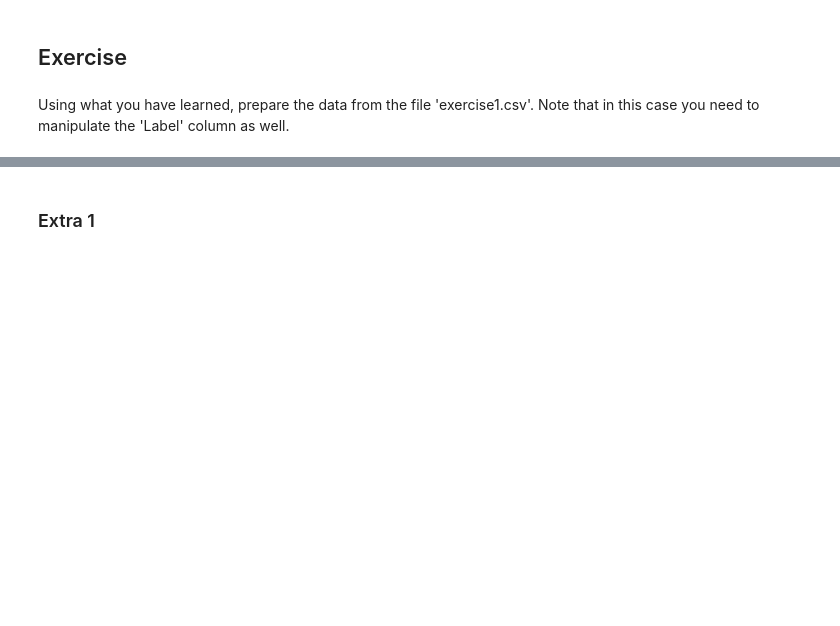
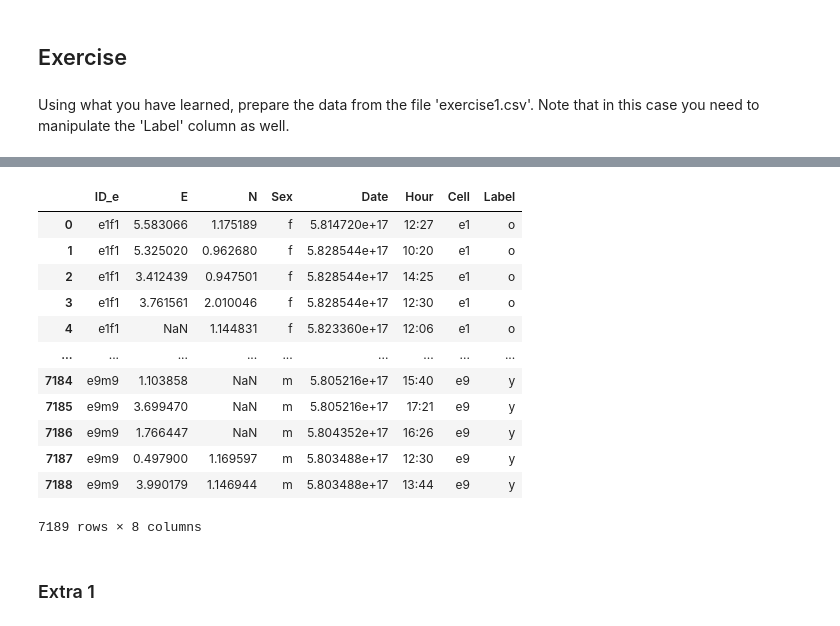
Before and after one commit to ab17254/ce802, a Jupyter notebook: Pandas and preprocessing in scikit-learn.ipynb, the cells around one changed output, grey strips where cells are left out. Cells and saved outputs as stored; diff of their text form; code cells hidden in the pictures; blank space fills up the shorter version.

```diff
--- a/Pandas and preprocessing in scikit-learn.ipynb
+++ b/Pandas and preprocessing in scikit-learn.ipynb
@@ -188,3 +332,22 @@ Using what you have learned, prepare the data from the file 'exercise1.csv'. Not
+# %%
+time = pd.Timestamp('2000-01-01')
+#ex_data.apply(lambda r : pd.datetime.combine(r['Date'],r['Hour']),1) COMBINE DATE TIME
+ex_data['Date'] = (ex_data['Date'] - time).values.astype(float)
+ex_data
+# %% [output]
+|  | ID_e | E | N | Sex | Date | Hour | Cell | Label |
+| 0 | e1f1 | 5.583066 | 1.175189 | f | 5.814720e+17 | 12:27 | e1 | o |
+| 1 | e1f1 | 5.325020 | 0.962680 | f | 5.828544e+17 | 10:20 | e1 | o |
+| 2 | e1f1 | 3.412439 | 0.947501 | f | 5.828544e+17 | 14:25 | e1 | o |
+| 3 | e1f1 | 3.761561 | 2.010046 | f | 5.828544e+17 | 12:30 | e1 | o |
+| 4 | e1f1 | NaN | 1.144831 | f | 5.823360e+17 | 12:06 | e1 | o |
+| ... | ... | ... | ... | ... | ... | ... | ... | ... |
+| 7184 | e9m9 | 1.103858 | NaN | m | 5.805216e+17 | 15:40 | e9 | y |
+| 7185 | e9m9 | 3.699470 | NaN | m | 5.805216e+17 | 17:21 | e9 | y |
+| 7186 | e9m9 | 1.766447 | NaN | m | 5.804352e+17 | 16:26 | e9 | y |
+| 7187 | e9m9 | 0.497900 | 1.169597 | m | 5.803488e+17 | 12:30 | e9 | y |
+| 7188 | e9m9 | 3.990179 | 1.146944 | m | 5.803488e+17 | 13:44 | e9 | y |
+7189 rows × 8 columns
 # %% [markdown]
 ### Extra 1
 # %% [markdown]
```
Also changed, not shown: parts of 16 cells of this notebook.
